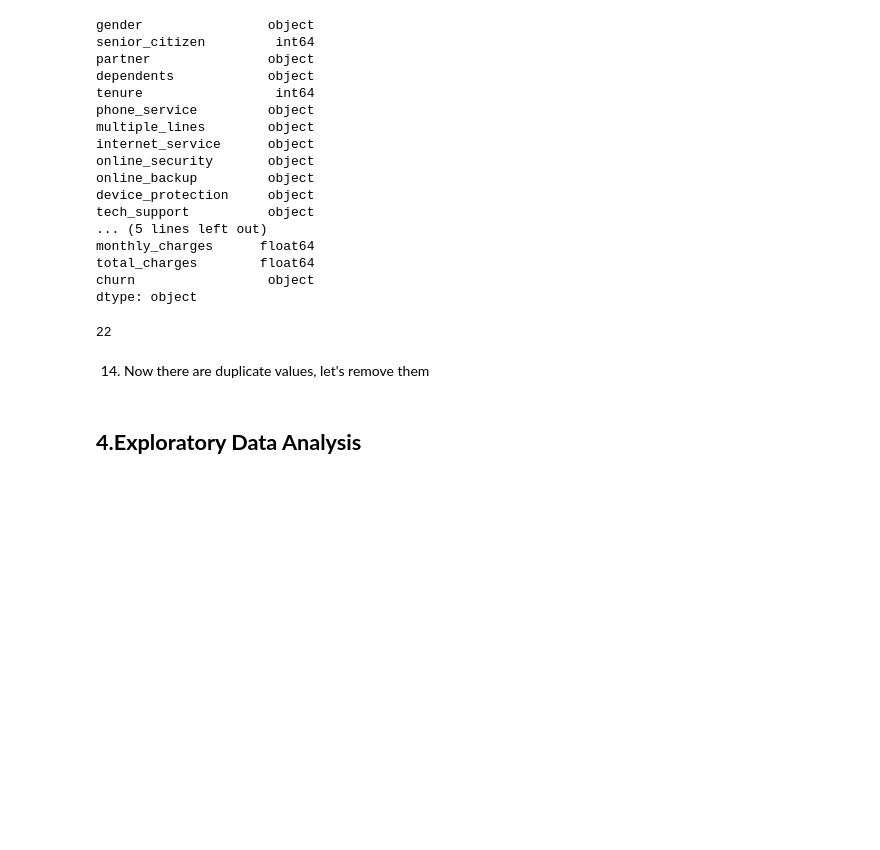
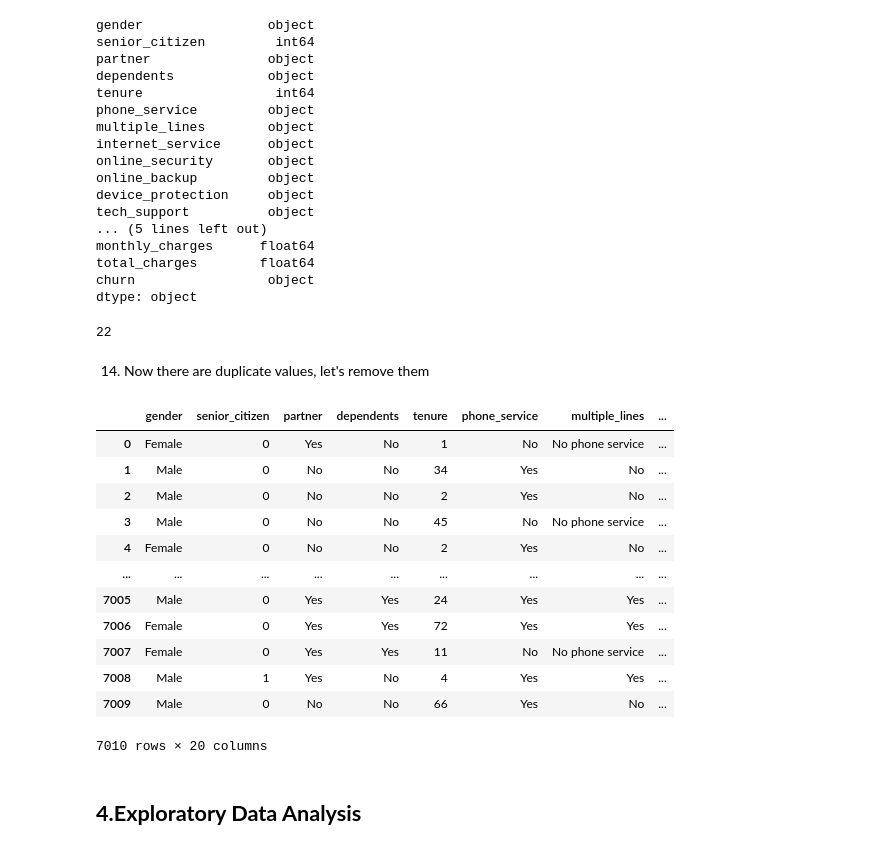
Before and after one commit to AsenSirakov/Machine_Learning_2024_Soft_uni, a Jupyter notebook: Introduction to Machine Learning/Untitled2.ipynb, the cells around one changed output. Drawn from its saved outputs; the diff is of its cells as text; code cells hidden in the pictures; blank space fills up the shorter version.

```diff
--- a/Introduction to Machine Learning/Untitled2.ipynb
+++ b/Introduction to Machine Learning/Untitled2.ipynb
@@ -353,2 +357,18 @@ telecom_data_cleaned.duplicated().sum()
+# %%
+telecom_data_cleaned_no_duplicates
+# %% [output]
+|  | gender | senior_citizen | partner | dependents | tenure | phone_service | multiple_lines | ... |
+| 0 | Female | 0 | Yes | No | 1 | No | No phone service | ... |
+| 1 | Male | 0 | No | No | 34 | Yes | No | ... |
+| 2 | Male | 0 | No | No | 2 | Yes | No | ... |
+| 3 | Male | 0 | No | No | 45 | No | No phone service | ... |
+| 4 | Female | 0 | No | No | 2 | Yes | No | ... |
+| ... | ... | ... | ... | ... | ... | ... | ... | ... |
+| 7005 | Male | 0 | Yes | Yes | 24 | Yes | Yes | ... |
+| 7006 | Female | 0 | Yes | Yes | 72 | Yes | Yes | ... |
+| 7007 | Female | 0 | Yes | Yes | 11 | No | No phone service | ... |
+| 7008 | Male | 1 | Yes | No | 4 | Yes | Yes | ... |
+| 7009 | Male | 0 | No | No | 66 | Yes | No | ... |
+7010 rows × 20 columns
 # %% [markdown]
 ## **4.Exploratory Data Analysis**
```
Also changed, not shown: parts of 5 cells of this notebook.
